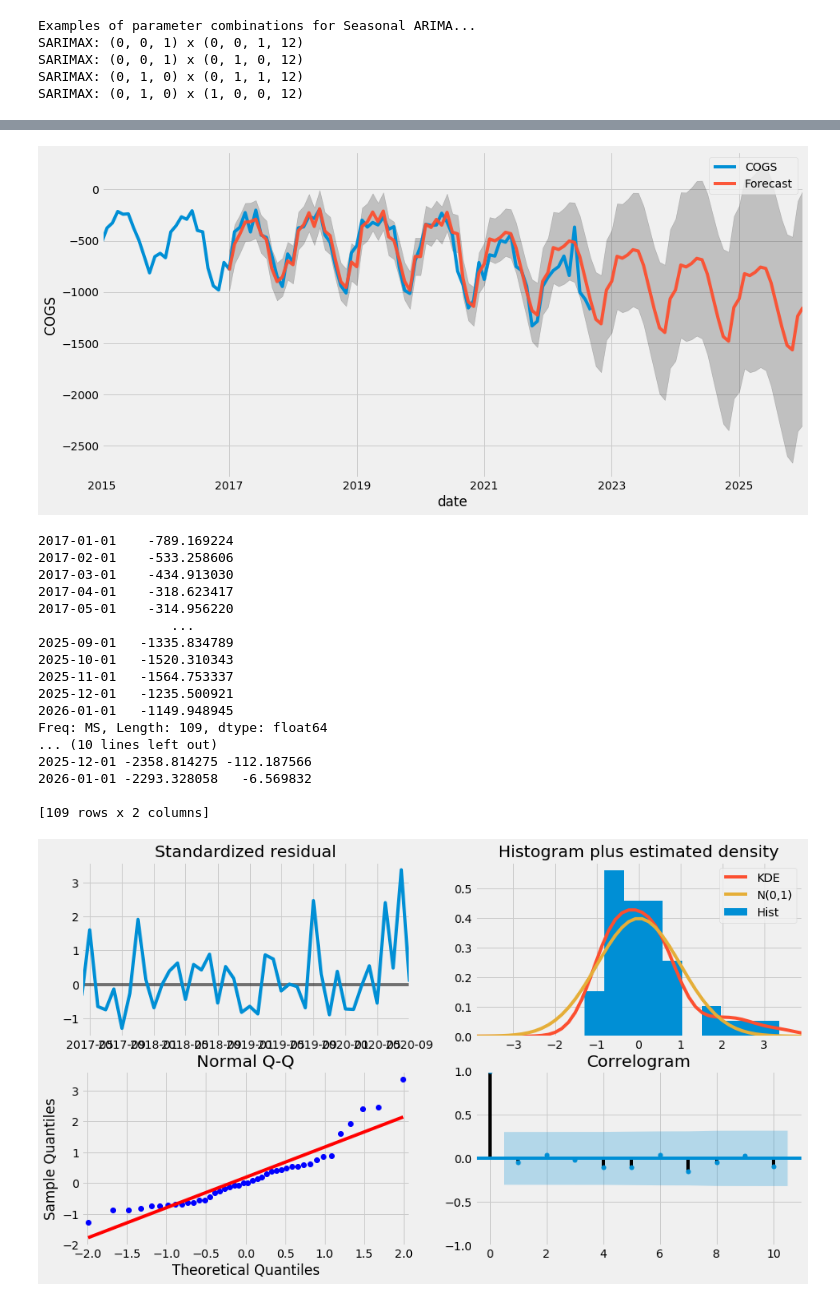
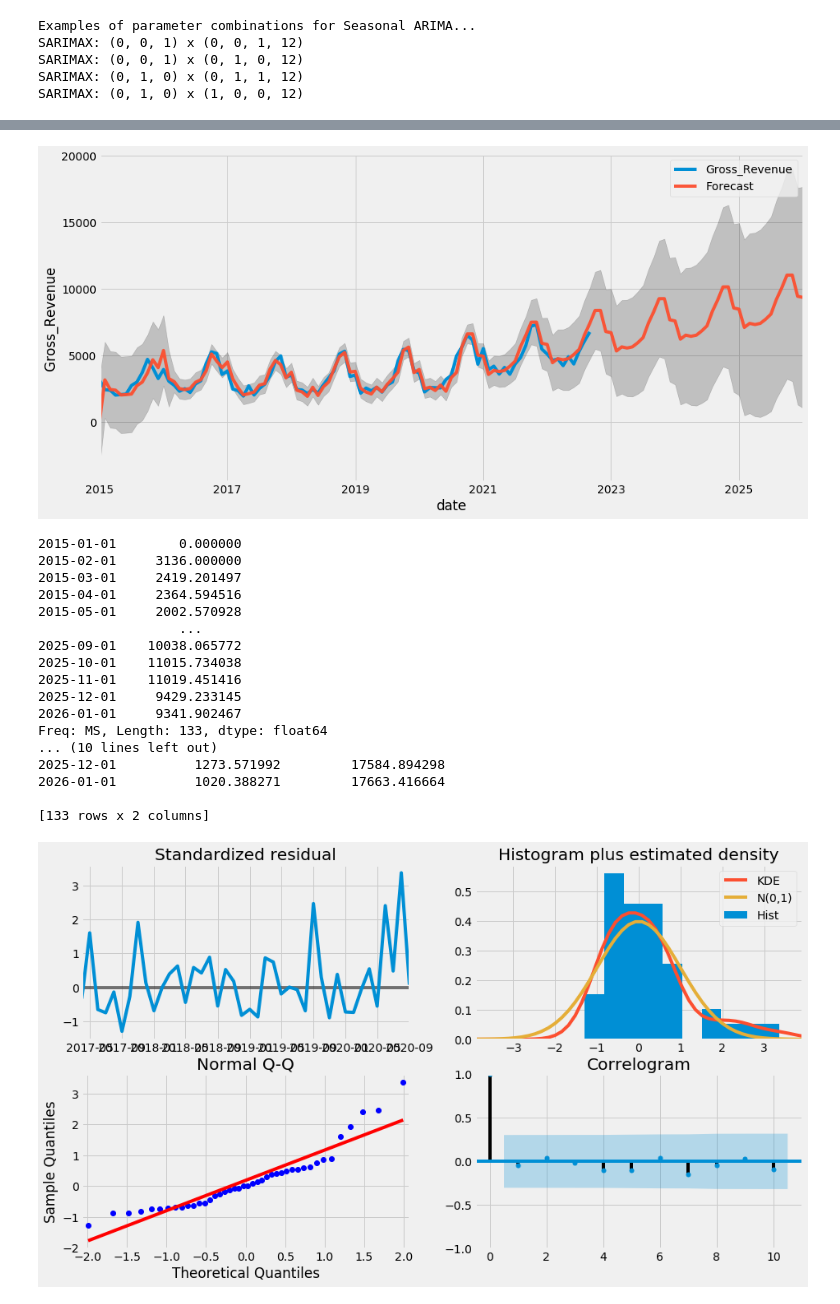
Before and after one commit to dkjastpe/dkjastpe, a Jupyter notebook: Financial_Forecasting_Model_Internship.ipynb, the cells around one changed output, grey strips where cells are left out. Drawn from its saved outputs; the diff is of its cells as text; code cells hidden in the pictures.

```diff
--- a/Financial_Forecasting_Model_Internship.ipynb
+++ b/Financial_Forecasting_Model_Internship.ipynb
@@ -29,8 +29,8 @@ import matplotlib
 import seaborn as sns
 # %%
 #Importing data and describe it
-df = pd.read_csv("data/COGS.csv", delimiter=";", decimal=",")
-df.columns = ['year','COGS']
+df = pd.read_csv("data/Gross_Revenue.csv", delimiter=";", decimal=",")
+df.columns = ['year','Gross_Revenue']
 df.head(3)
 df.describe()
 # %% [output]
@@ -305,7 +305,7 @@ Warnings:
 [1] Covariance matrix calculated using the outer product of gradients (complex-step).
 # %%
 #Period for forecast
-start_analysis = "2017-01-01"
+start_analysis = "2015-01-01"
 end_analysis = "2025-12-31"
 
 #Predictions
@@ -313,36 +313,36 @@ pred = min_aic_model.get_prediction(start=start_analysis,end=end_analysis, dynam
 # %%
 pred_ci = pred.conf_int()
 ax = y['2015':].plot(label='observed')
 pred.predicted_mean.plot(ax=ax, label='Forecast', alpha=.95, figsize=(14, 7))
 ax.fill_between(pred_ci.index,
                 pred_ci.iloc[:, 0],
                 pred_ci.iloc[:, 1], color='k', alpha=.2)
 ax.set_xlabel('date')
-ax.set_ylabel('COGS')
+ax.set_ylabel('Gross_Revenue')
 plt.legend()
 plt.show()
 
 print(pred.predicted_mean)
 print(pred_ci)
 # %% [output]
-[figure, old version]
+[figure, new version]
-2017-01-01    -789.169224
-2017-02-01    -533.258606
-2017-03-01    -434.913030
-2017-04-01    -318.623417
-2017-05-01    -314.956220
-                 ...
-2025-09-01   -1335.834789
-2025-10-01   -1520.310343
-2025-11-01   -1564.753337
-2025-12-01   -1235.500921
-2026-01-01   -1149.948945
-Freq: MS, Length: 109, dtype: float64
+2015-01-01        0.000000
+2015-02-01     3136.000000
+2015-03-01     2419.201497
+2015-04-01     2364.594516
+2015-05-01     2002.570928
+                  ...
+2025-09-01    10038.065772
+2025-10-01    11015.734038
+2025-11-01    11019.451416
+2025-12-01     9429.233145
+2026-01-01     9341.902467
+Freq: MS, Length: 133, dtype: float64
 ... (10 lines left out)
-2025-12-01 -2358.814275 -112.187566
-2026-01-01 -2293.328058   -6.569832
+2025-12-01          1273.571992         17584.894298
+2026-01-01          1020.388271         17663.416664
 
-[109 rows x 2 columns]
+[133 rows x 2 columns]
 # %%
 results.plot_diagnostics(figsize=(14, 8))
 plt.show()
```
Also changed, not shown: parts of 15 cells of this notebook.
